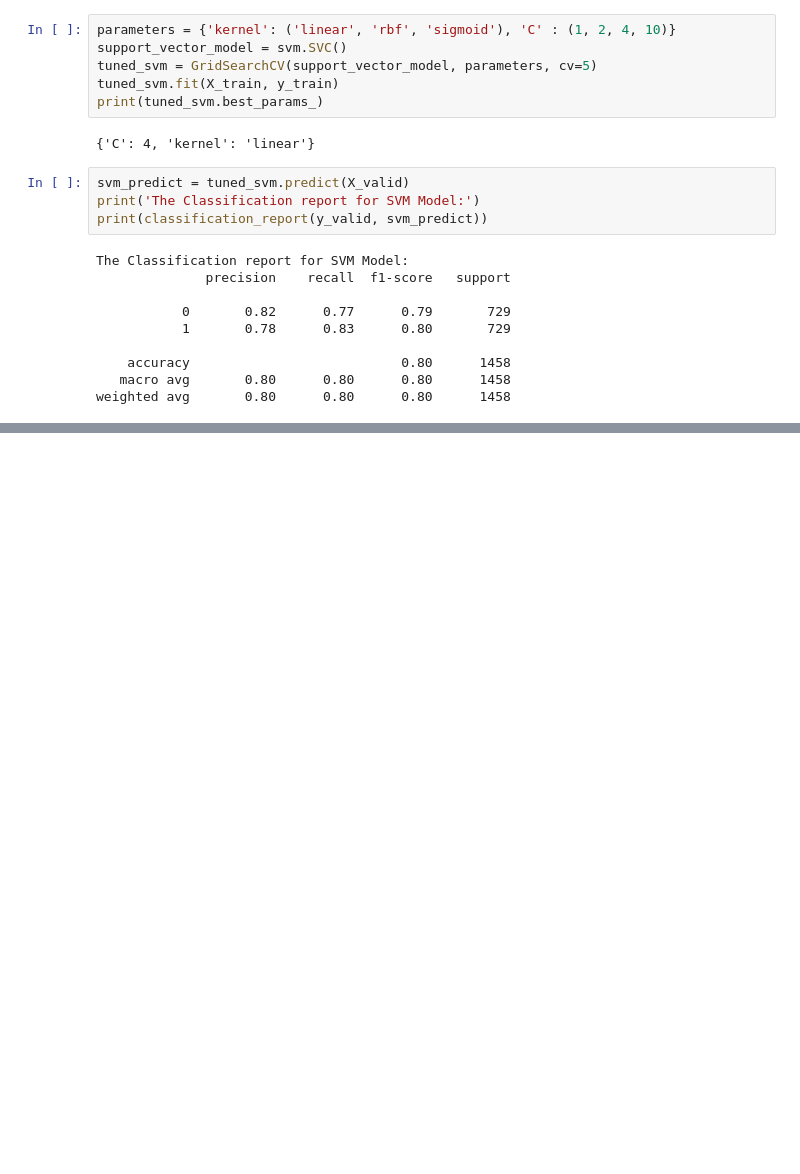
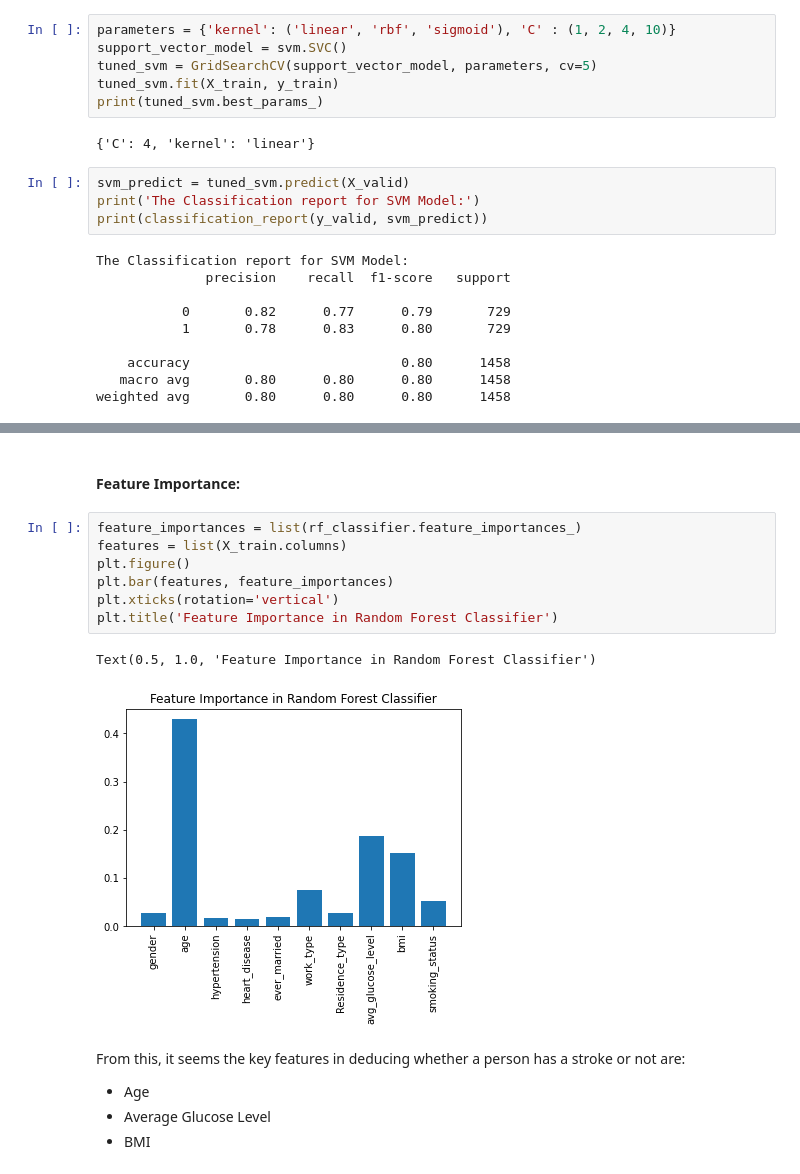
Before and after one commit to tajpatel58/Machine-Learning-, a Jupyter notebook: Data Science Practice/Stroke Prediction/Stroke_Prediction.ipynb, the cells around one changed output, grey strips where cells are left out. Cells and saved outputs as stored; diff of their text form; blank space fills up the shorter version.

```diff
--- a/Data Science Practice/Stroke Prediction/Stroke_Prediction.ipynb
+++ b/Data Science Practice/Stroke Prediction/Stroke_Prediction.ipynb
@@ -266,0 +291,18 @@ weighted avg       0.80      0.80      0.80      1458
+# %% [markdown]
+#### Feature Importance:
+# %%
+feature_importances = list(rf_classifier.feature_importances_)
+features = list(X_train.columns)
+plt.figure()
+plt.bar(features, feature_importances)
+plt.xticks(rotation='vertical')
+plt.title('Feature Importance in Random Forest Classifier')
+# %% [output]
+Text(0.5, 1.0, 'Feature Importance in Random Forest Classifier')
+[figure, added]
+# %% [markdown]
+From this, it seems the key features in deducing whether a person has a stroke or not are:
+
+- Age
+- Average Glucose Level
+- BMI
```
Also changed, not shown: parts of 6 cells of this notebook.
